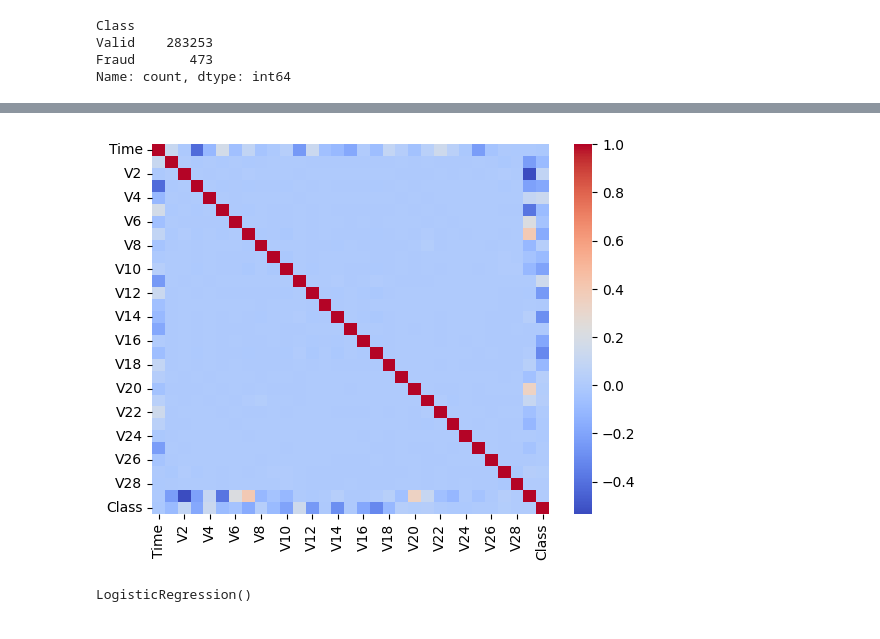
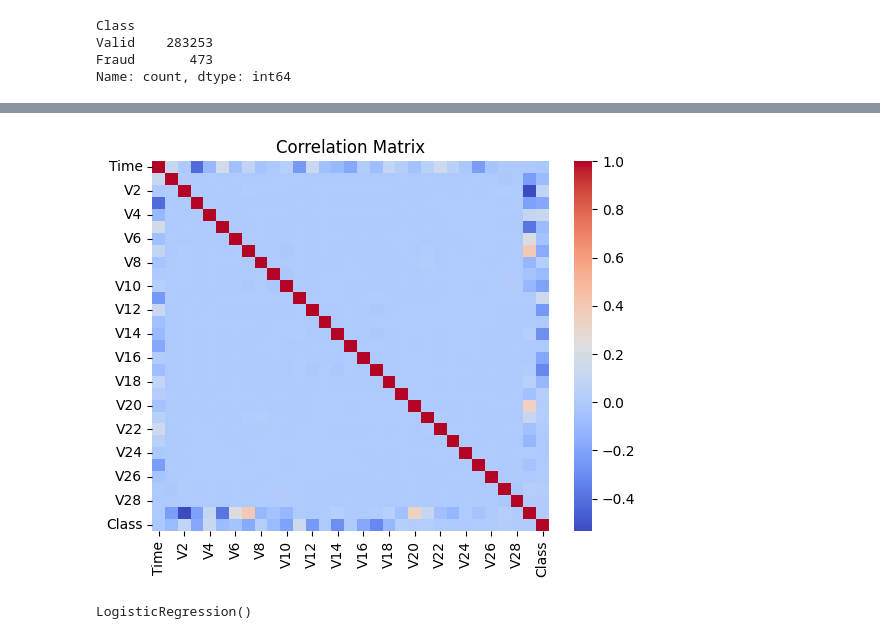
Before and after one commit to AryanRadadiya200570960/AIDI1003-FinalGroupProject, a Jupyter notebook: Final Group Project.ipynb, the cells around one changed output, grey strips where cells are left out. Cells and saved outputs as stored; diff of their text form; code cells hidden in the pictures.

```diff
--- a/Final Group Project.ipynb
+++ b/Final Group Project.ipynb
@@ -88,8 +117,9 @@ fig = plt.pie(Transaction_type.value_counts(), labels=['Valid', 'Fraud'], autopc
 # %%
 sns.heatmap(data.corr(), cmap='coolwarm', annot=False, fmt=".2f")
+plt.title('Correlation Matrix')
 plt.show()
 # %% [output]
-[figure, old version]
+[figure, new version]
 # %%
 from sklearn.model_selection import train_test_split
 from sklearn.ensemble import RandomForestClassifier
```
Also changed, not shown: parts of 15 cells of this notebook, 3 other files.
